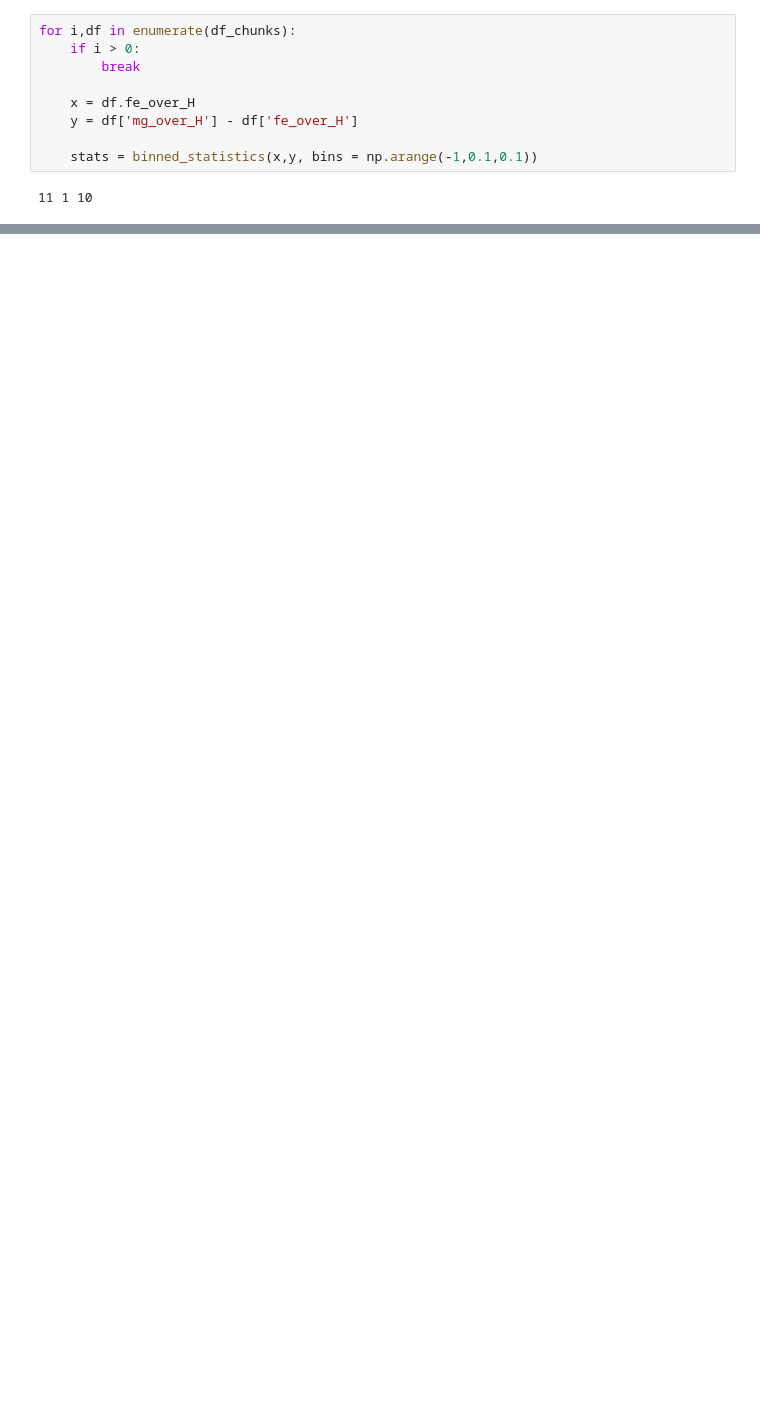
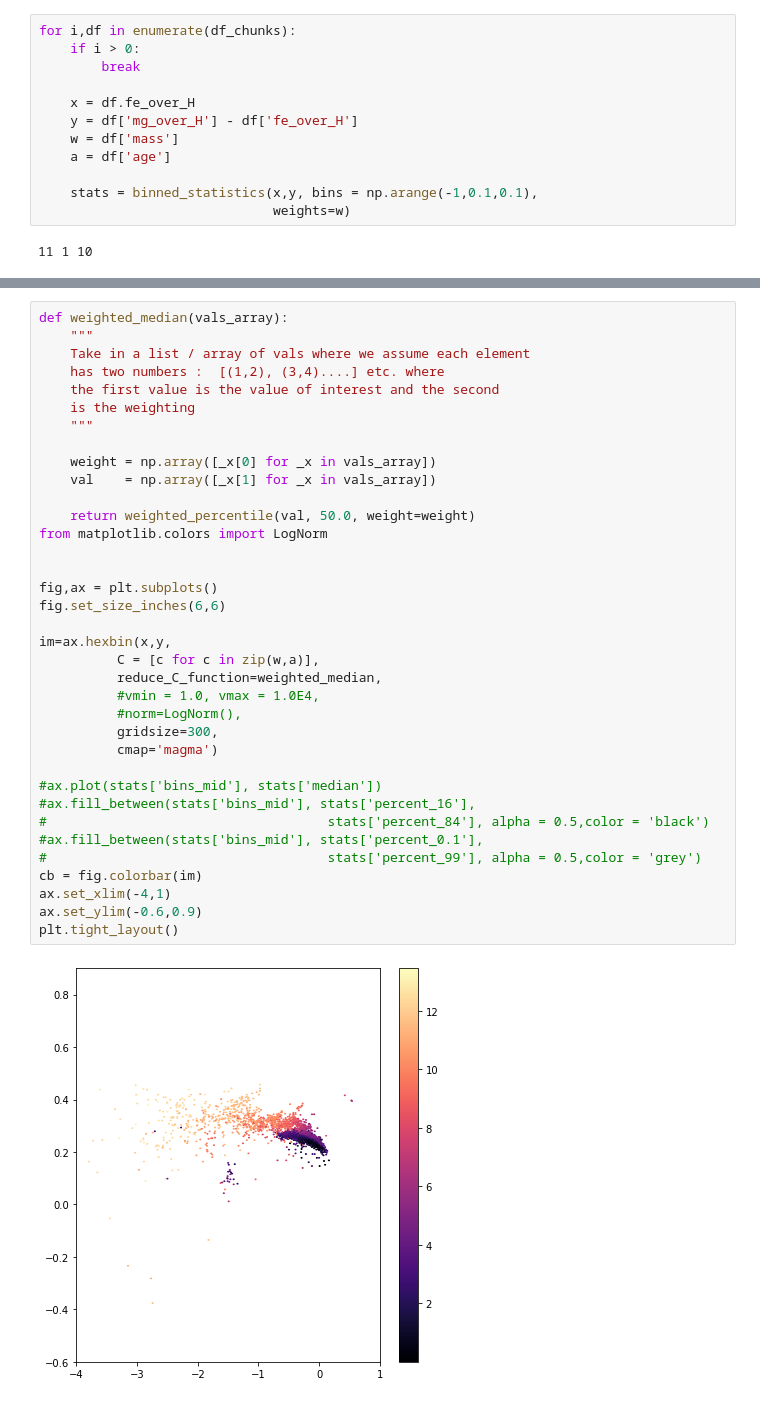
Before and after one commit to aemerick/eeda, a Jupyter notebook: insight/technical_demonstration.ipynb, the cells around one changed output, grey strips where cells are left out. Drawn from its saved outputs; the diff is of its cells as text; blank space fills up the shorter version.

```diff
--- a/insight/technical_demonstration.ipynb
+++ b/insight/technical_demonstration.ipynb
@@ -654,7 +666,10 @@ for i,df in enumerate(df_chunks):
 
     x = df.fe_over_H
     y = df['mg_over_H'] - df['fe_over_H']
+    w = df['mass']
+    a = df['age']
 
-    stats = binned_statistics(x,y, bins = np.arange(-1,0.1,0.1))
+    stats = binned_statistics(x,y, bins = np.arange(-1,0.1,0.1),
+                              weights=w)
 # %% [output]
 11 1 10
@@ -672,0 +676,38 @@ array([       nan, 0.2980384 , 0.2732595 , 0.296     , 0.2872296 ,
+# %%
+def weighted_median(vals_array):
+    """
+    Take in a list / array of vals where we assume each element
+    has two numbers :  [(1,2), (3,4)....] etc. where
+    the first value is the value of interest and the second
+    is the weighting
+    """
+
+    weight = np.array([_x[0] for _x in vals_array])
+    val    = np.array([_x[1] for _x in vals_array])
+
+    return weighted_percentile(val, 50.0, weight=weight)
+from matplotlib.colors import LogNorm
+
+
+fig,ax = plt.subplots()
+fig.set_size_inches(6,6)
+
+im=ax.hexbin(x,y,
+          C = [c for c in zip(w,a)],
+          reduce_C_function=weighted_median,
+          #vmin = 1.0, vmax = 1.0E4,
+          #norm=LogNorm(),
+          gridsize=300,
+          cmap='magma')
+
+#ax.plot(stats['bins_mid'], stats['median'])
+#ax.fill_between(stats['bins_mid'], stats['percent_16'],
+#                                    stats['percent_84'], alpha = 0.5,color = 'black')
+#ax.fill_between(stats['bins_mid'], stats['percent_0.1'],
+#                                    stats['percent_99'], alpha = 0.5,color = 'grey')
+cb = fig.colorbar(im)
+ax.set_xlim(-4,1)
+ax.set_ylim(-0.6,0.9)
+plt.tight_layout()
+# %% [output]
+[figure, added]
```
Also changed, not shown: parts of 5 cells of this notebook.
